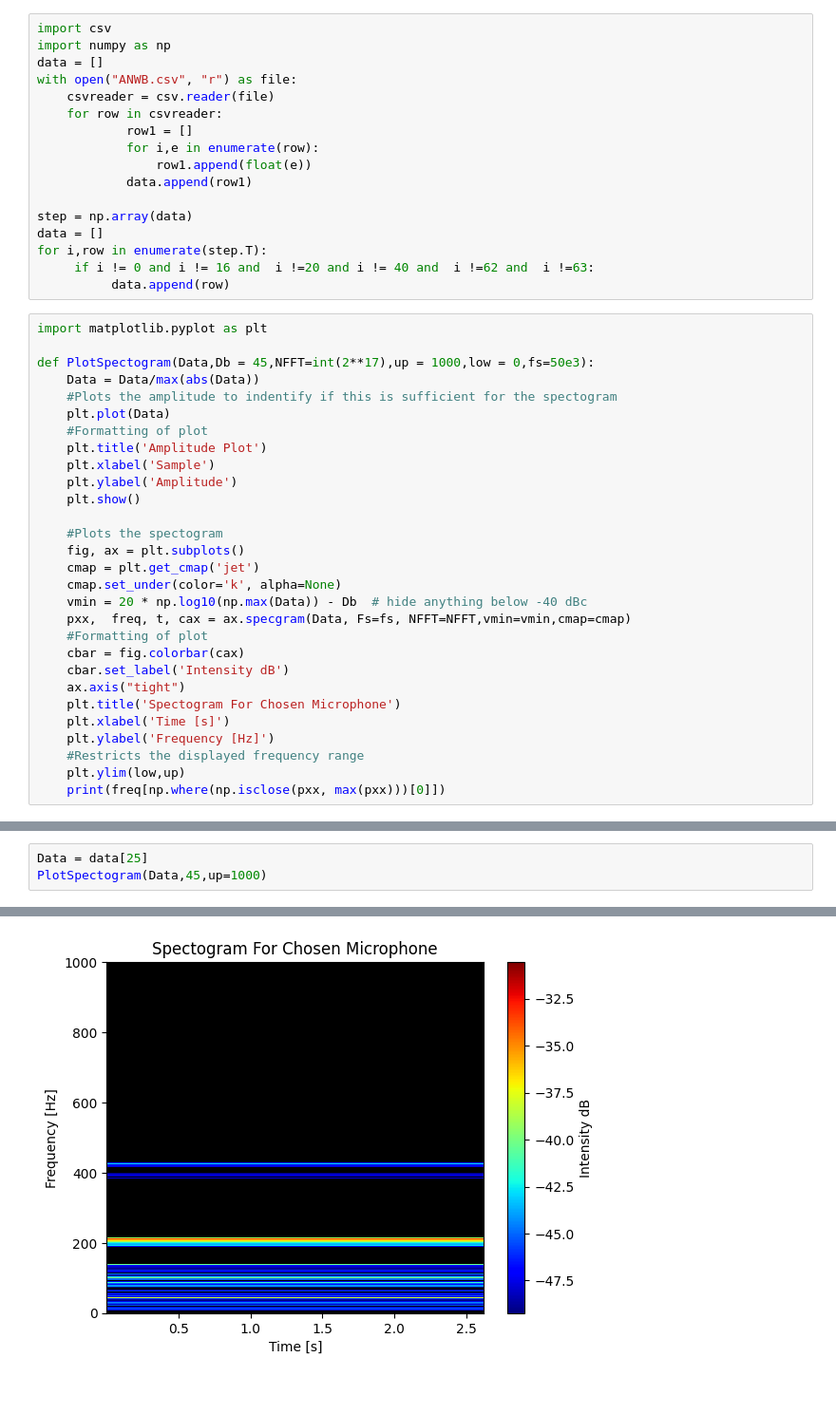
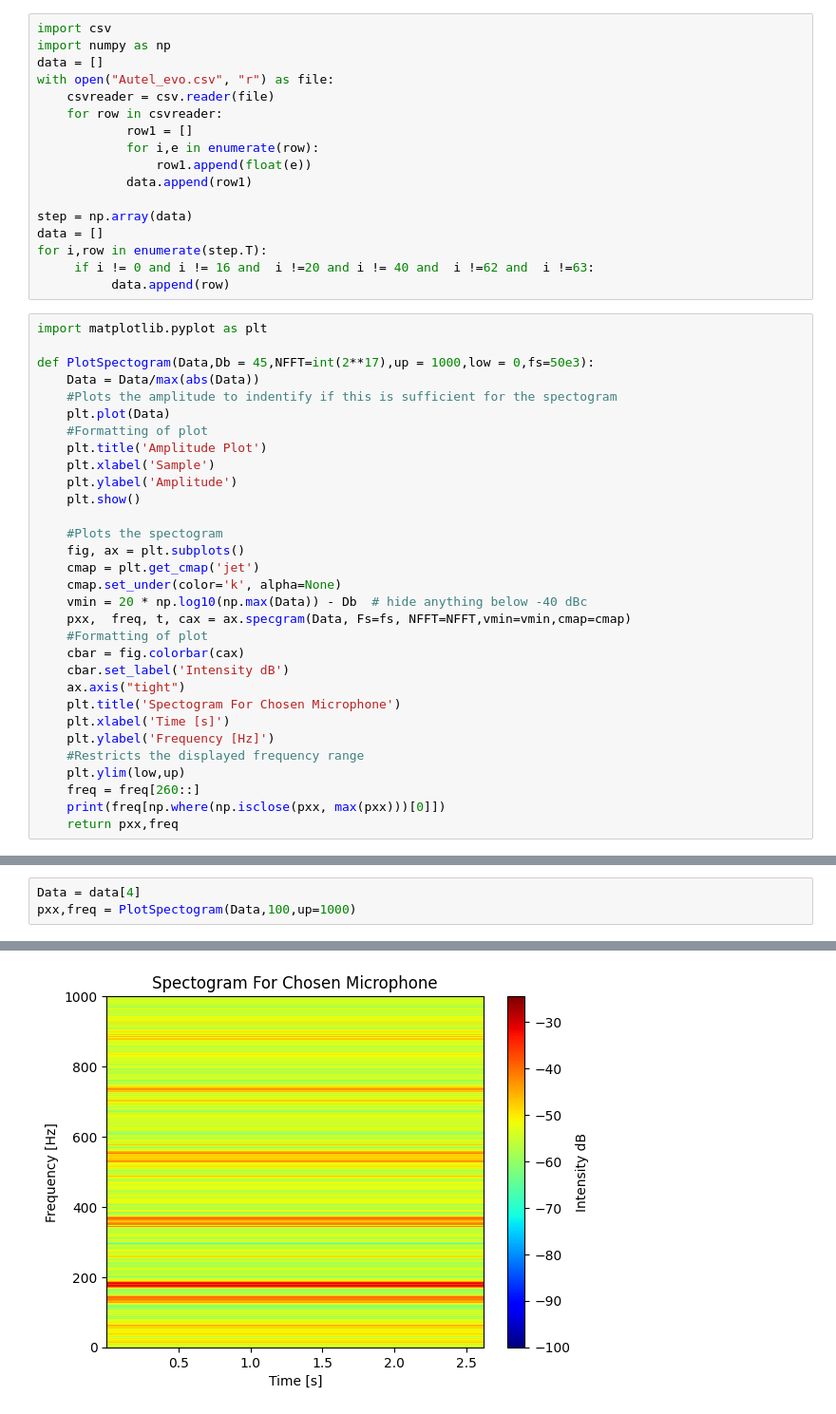
Before and after one commit to WoutBarrez/TAS-GroupD02, a Jupyter notebook: Spectogram.ipynb, the cells around one changed output, grey strips where cells are left out. Shown: that part at 95% size. Saved outputs shown, nothing was run; the diff lists cells and outputs as text.

```diff
--- a/Spectogram.ipynb
+++ b/Spectogram.ipynb
@@ -2,7 +2,7 @@
 import csv
 import numpy as np
 data = []
-with open("ANWB.csv", "r") as file:
+with open("Autel_evo.csv", "r") as file:
     csvreader = csv.reader(file)
     for row in csvreader:
             row1 = []
@@ -43,4 +43,6 @@ def PlotSpectogram(Data,Db = 45,NFFT=int(2**17),up = 1000,low = 0,fs=50e3):
     plt.ylabel('Frequency [Hz]')
     #Restricts the displayed frequency range
     plt.ylim(low,up)
+    freq = freq[260::]
     print(freq[np.where(np.isclose(pxx, max(pxx)))[0]])
+    return pxx,freq
@@ -47,4 +55,4 @@ def PlotSpectogram(Data,Db = 45,NFFT=int(2**17),up = 1000,low = 0,fs=50e3):
 # %%
-Data = data[25]
-PlotSpectogram(Data,45,up=1000)
+Data = data[4]
+pxx,freq = PlotSpectogram(Data,100,up=1000)
 # %% [output]
@@ -53 +61 @@ PlotSpectogram(Data,45,up=1000)
-[figure, old version]
+[figure, new version]
```
Also changed, not shown: parts of 3 cells of this notebook.
